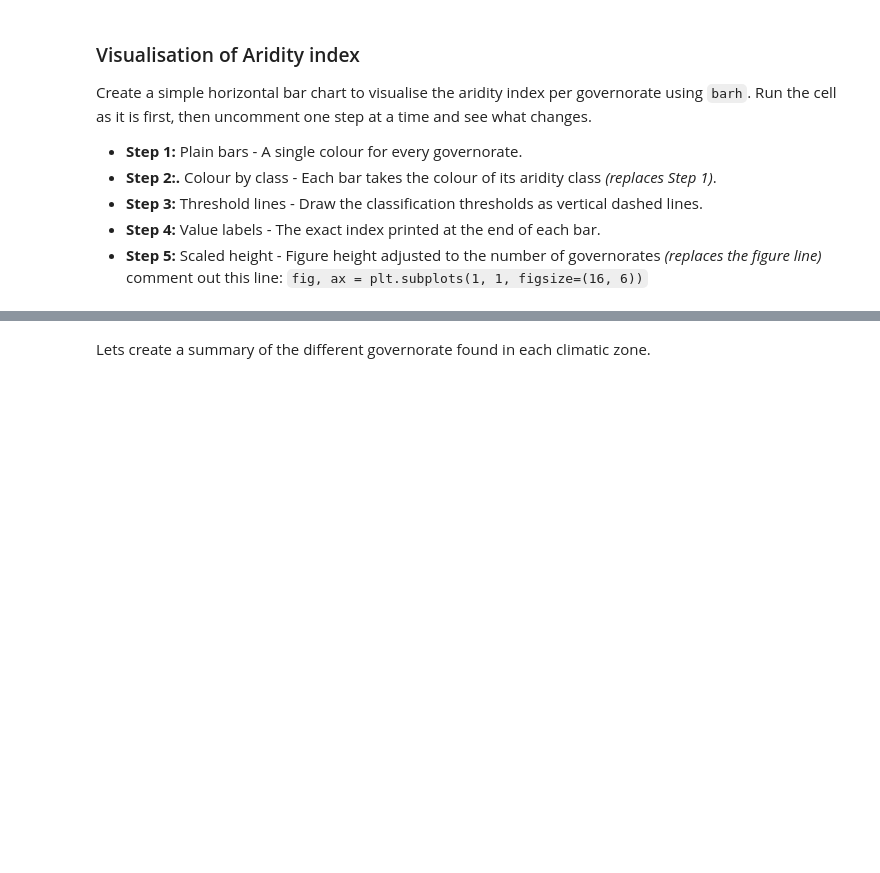
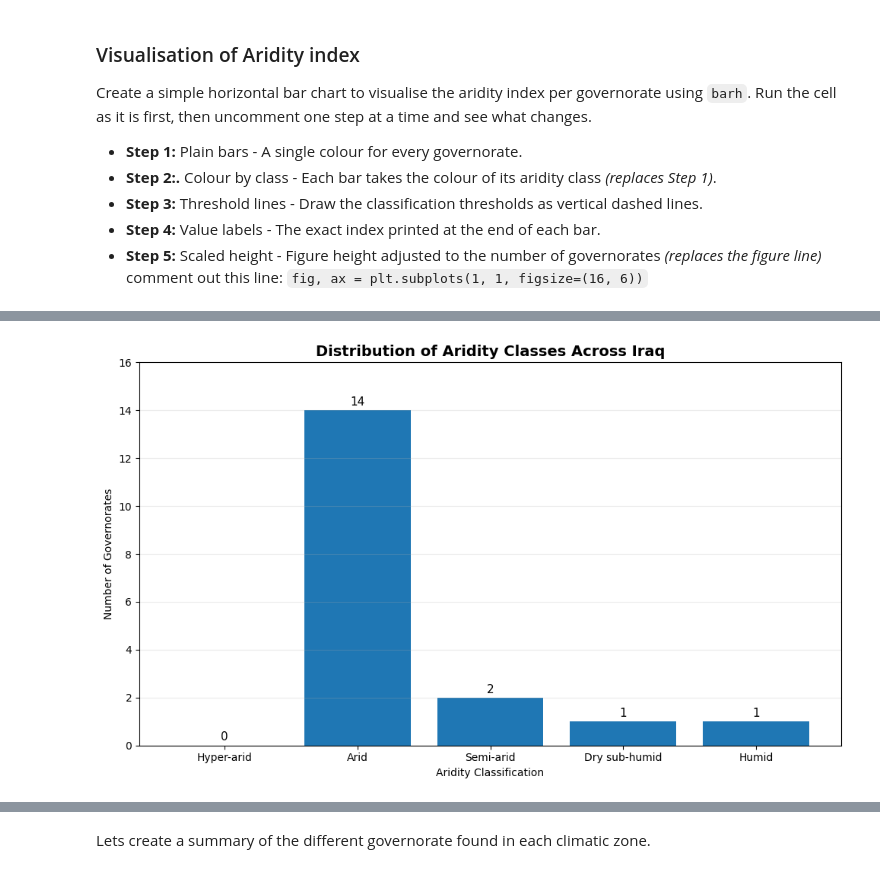
Before and after one commit to drealdrizz/Arithmetic, a Jupyter notebook: 2_LTAS_Iraq_Timeseries_Analyses.ipynb, the cells around one changed output, grey strips where cells are left out. Cells and saved outputs as stored; diff of their text form; code cells hidden in the pictures; blank space fills up the shorter version.

```diff
--- a/2_LTAS_Iraq_Timeseries_Analyses.ipynb
+++ b/2_LTAS_Iraq_Timeseries_Analyses.ipynb
@@ -1821,0 +1921,73 @@ NameError: name 'ai_annual' is not defined
+# %%
+import matplotlib.pyplot as plt
+from google.colab import files
+
+# Classification counts
+class_order = [
+    "Hyper-arid",
+    "Arid",
+    "Semi-arid",
+    "Dry sub-humid",
+    "Humid"
+]
+
+class_counts = (
+    df_aridity["Class"]
+    .value_counts()
+    .reindex(class_order, fill_value=0)
+)
+
+# Create figure
+fig, ax = plt.subplots(figsize=(10, 6))
+
+bars = ax.bar(
+    class_counts.index,
+    class_counts.values
+)
+
+# Add values above bars
+for bar in bars:
+    height = bar.get_height()
+
+    ax.text(
+        bar.get_x() + bar.get_width() / 2,
+        height + 0.2,
+        f"{int(height)}",
+        ha="center",
+        fontsize=11
+    )
+
+# Chart details
+ax.set_title(
+    "Distribution of Aridity Classes Across Iraq",
+    fontsize=14,
+    fontweight="bold"
+)
+
+ax.set_xlabel("Aridity Classification")
+ax.set_ylabel("Number of Governorates")
+
+ax.set_ylim(0, max(class_counts.values) + 2)
+ax.grid(axis="y", alpha=0.25)
+
+fig.tight_layout()
+
+# Save the exact figure BEFORE displaying it
+output_path = "/content/Iraq_Aridity_Classification.png"
+
+fig.savefig(
+    output_path,
+    dpi=150,
+    bbox_inches="tight",
+    facecolor="white"
+)
+
+# Display
+plt.show()
+
+# Download
+files.download(output_path)
+
+plt.close(fig)
+# %% [output]
+[figure, added]
```
Also changed, not shown: parts of 5 cells of this notebook.
